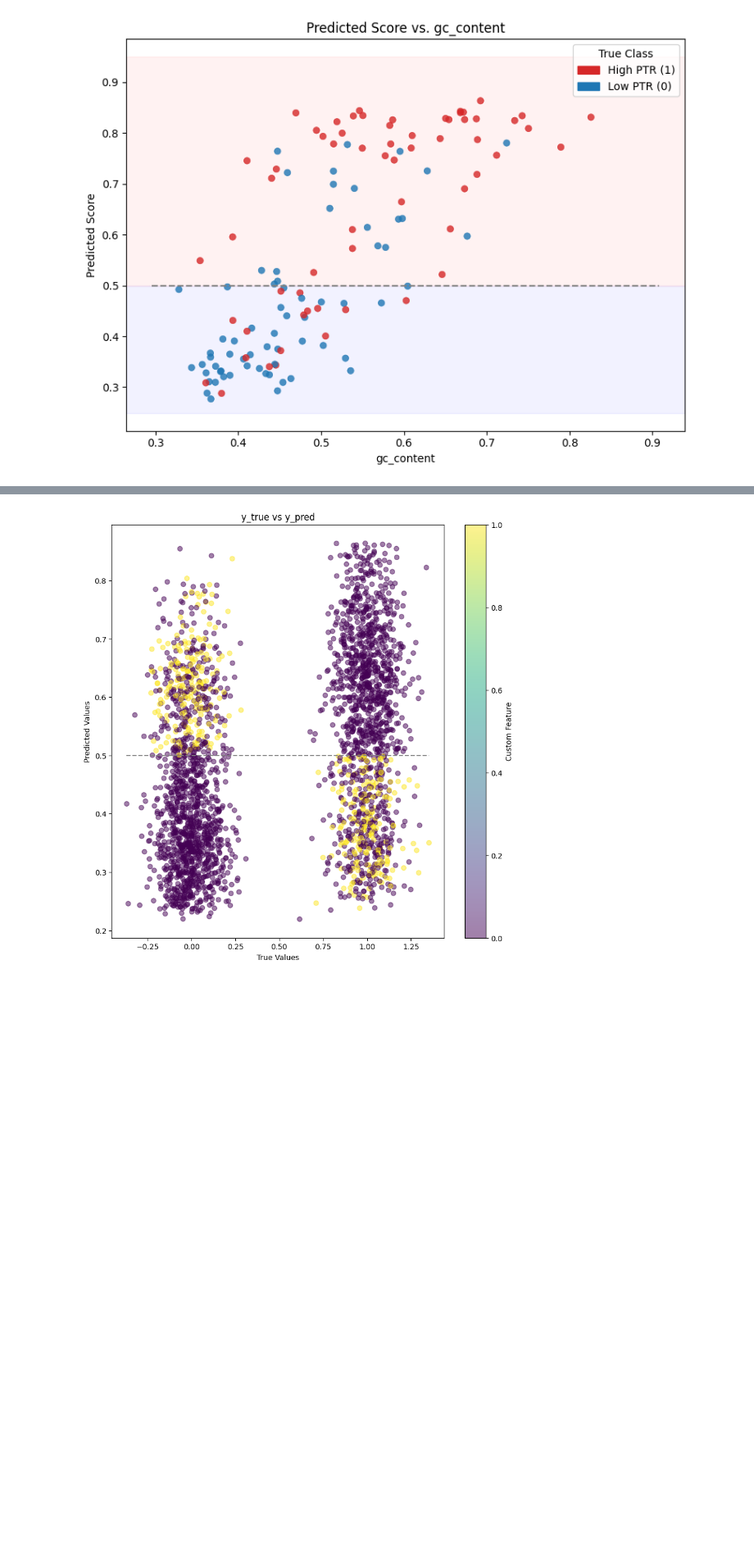
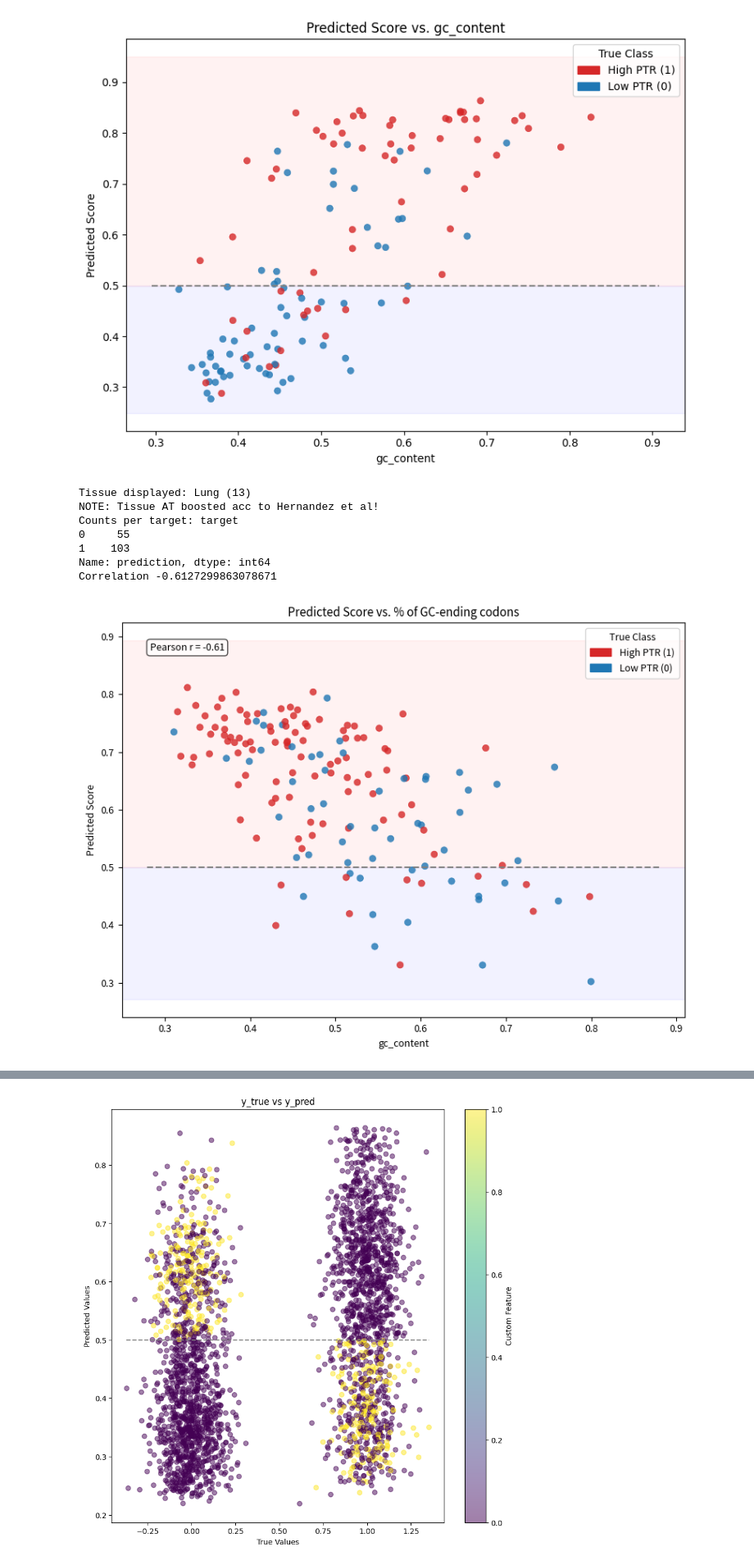
Before and after one commit to f-krause/master-thesis, a Jupyter notebook: experiments/visualisation/ptrnet_prediction_vis.ipynb, the cells around one changed output, grey strips where cells are left out. Shown at 82% size. Saved outputs shown, nothing was run; the diff lists cells and outputs as text; code cells hidden in the pictures; blank space fills up the shorter version.

```diff
--- a/experiments/visualisation/ptrnet_prediction_vis.ipynb
+++ b/experiments/visualisation/ptrnet_prediction_vis.ipynb
@@ -751,18 +843,18 @@ def plot_correlations(df, feature_name, tissue_id=None):
     if tissue_id in tissue_numbers["AT"]:
         print("NOTE: Tissue AT boosted acc to Hernandez et al!")
     print("Counts per target:", df.groupby(["tissue_id", "target"]).prediction.count().loc[tissue_id])
-    print("Correlation", np.corrcoef(feature, y_pred)[0])
+    print("Correlation", np.corrcoef(feature, y_pred)[0, 1])
 
     # Define colors for class 0 and 1
     color_map = {0: 'tab:blue', 1: 'tab:red'}
     colors = y_true.map(color_map)
 
+    # Compute Pearson correlation using NumPy
+    r = np.corrcoef(feature, y_pred)[0, 1]
+
     plt.figure(figsize=(8, 6))
 
     # Shaded regions
-    #plt.axhspan(0.5, 1.0, color='red', alpha=0.05)
-    #plt.axhspan(0.0, 0.5, color='blue', alpha=0.05)
-
     if max(y_pred) > 0.5:
         plt.axhspan(0.5, max(y_pred) * 1.1, color='red', alpha=0.05)
     if min(y_pred) < 0.5:
@@ -775,7 +867,11 @@ def plot_correlations(df, feature_name, tissue_id=None):
     plt.xlabel(feature_name)
     plt.ylabel("Predicted Score")
     plt.plot([min(feature)*0.9, max(feature)*1.1], [0.5, 0.5], color='grey', linestyle='--')
-    plt.title(f"Predicted Score vs. {feature_name}")
+    plt.title("Predicted Score vs. % of GC-ending codons")
+
+    # Add Pearson correlation text
+    plt.text(0.05, 0.95, f"Pearson r = {r:.2f}", transform=plt.gca().transAxes,
+             verticalalignment='top', bbox=dict(boxstyle='round', facecolor='white', alpha=0.7))
 
     # Legend
     legend_elements = [
@@ -811,4 +902,16 @@ Counts per target: target
 Name: prediction, dtype: int64
 Correlation [1.         0.73605699]
 [figure]
+# %%
+# LUNG (AT BOOSTED)
+plot_correlations(df, "gc_content", 13)  # gc_content, seq_len
+# %% [output]
+Tissue displayed: Lung (13)
+NOTE: Tissue AT boosted acc to Hernandez et al!
+Counts per target: target
+0     55
+1    103
+Name: prediction, dtype: int64
+Correlation -0.6127299863078671
+[figure, added]
 # %% [markdown]
```
Also changed, not shown: parts of 25 cells of this notebook, 2 other files.
